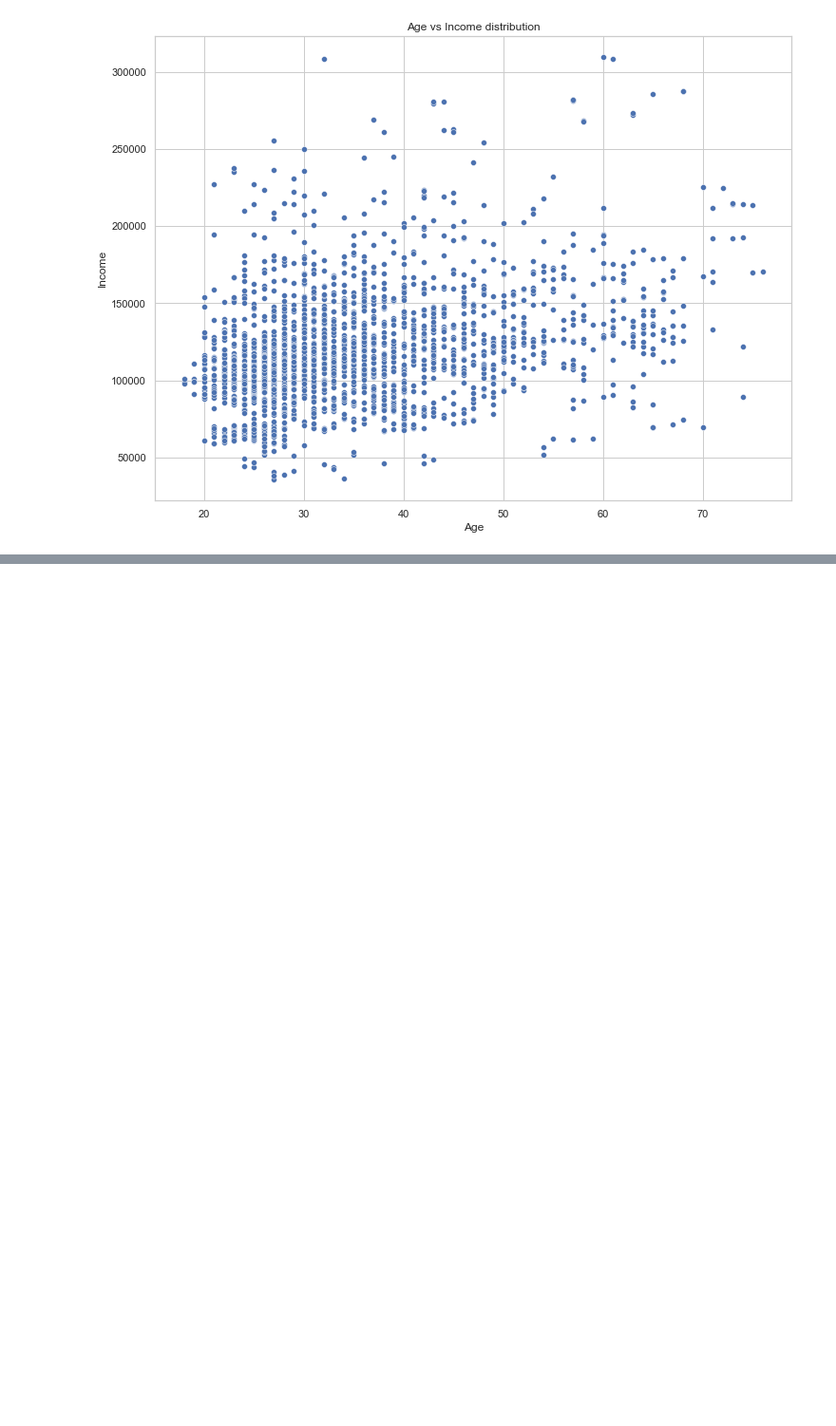
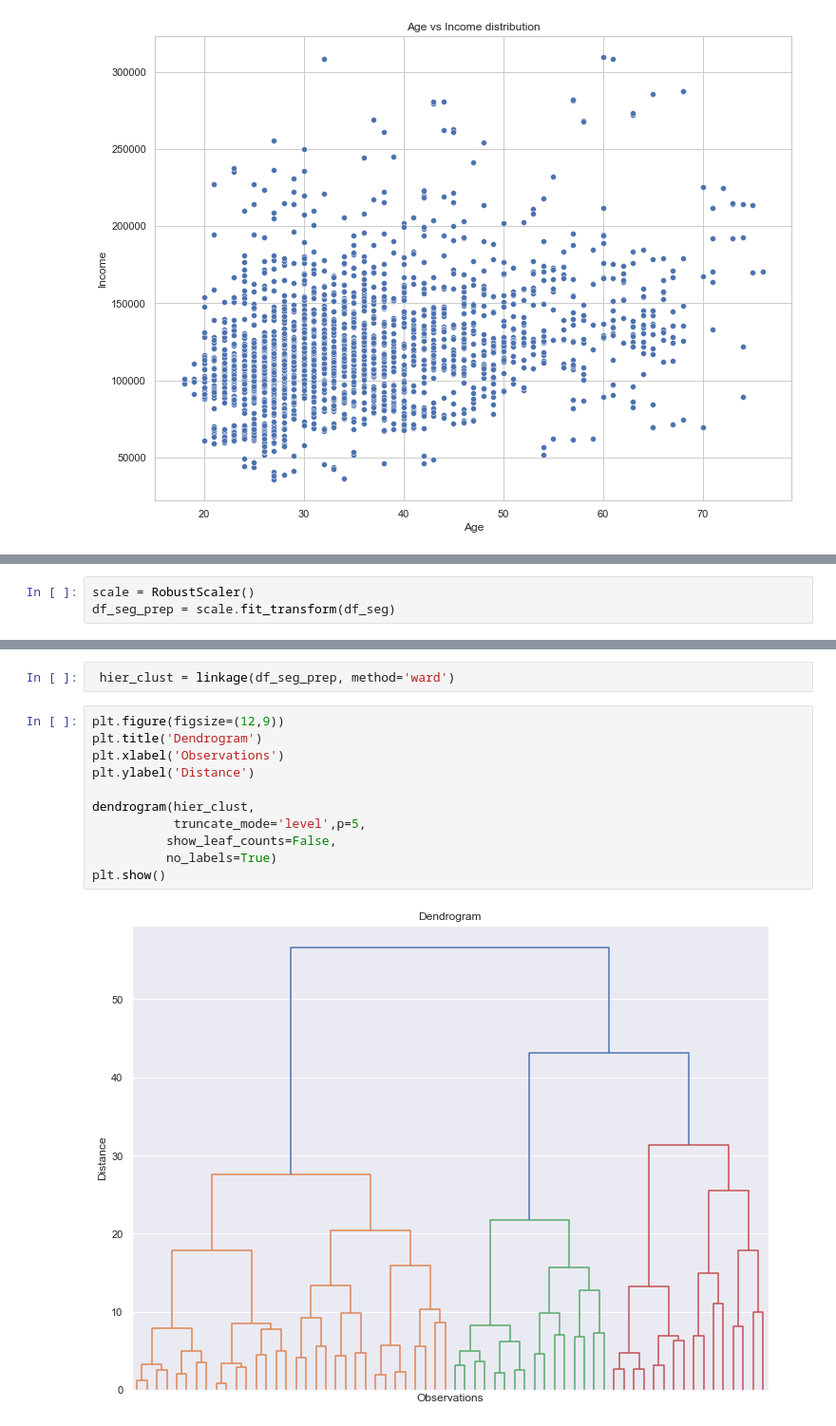
Before and after one commit to addds03/Customer-Analytics, a Jupyter notebook: Customer Analytics/Segmentation.ipynb, the cells around one changed output, grey strips where cells are left out. Shown at 95% size. Cells and saved outputs as stored; diff of their text form; blank space fills up the shorter version.

```diff
--- a/Customer Analytics/Segmentation.ipynb
+++ b/Customer Analytics/Segmentation.ipynb
@@ -53,0 +70,3 @@ plt.show()
+# %%
+scale = RobustScaler()
+df_seg_prep = scale.fit_transform(df_seg)
@@ -53,0 +77,15 @@ plt.show()
+# %%
+ hier_clust = linkage(df_seg_prep, method='ward')
+# %%
+plt.figure(figsize=(12,9))
+plt.title('Dendrogram')
+plt.xlabel('Observations')
+plt.ylabel('Distance')
+
+dendrogram(hier_clust,
+           truncate_mode='level',p=5,
+          show_leaf_counts=False,
+          no_labels=True)
+plt.show()
+# %% [output]
+[figure, added]
```
Also changed, not shown: parts of 23 cells of this notebook.
